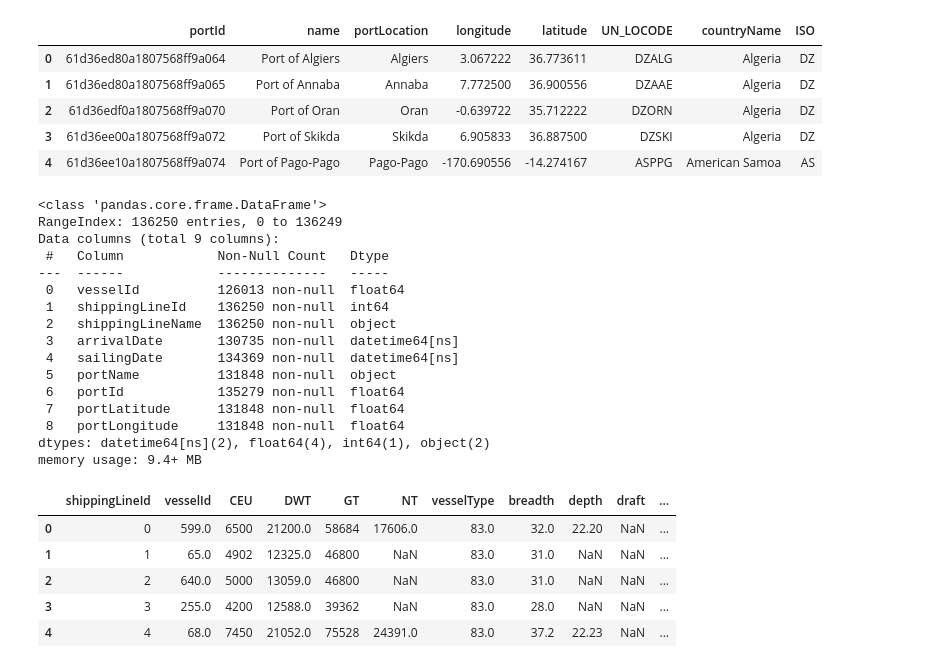
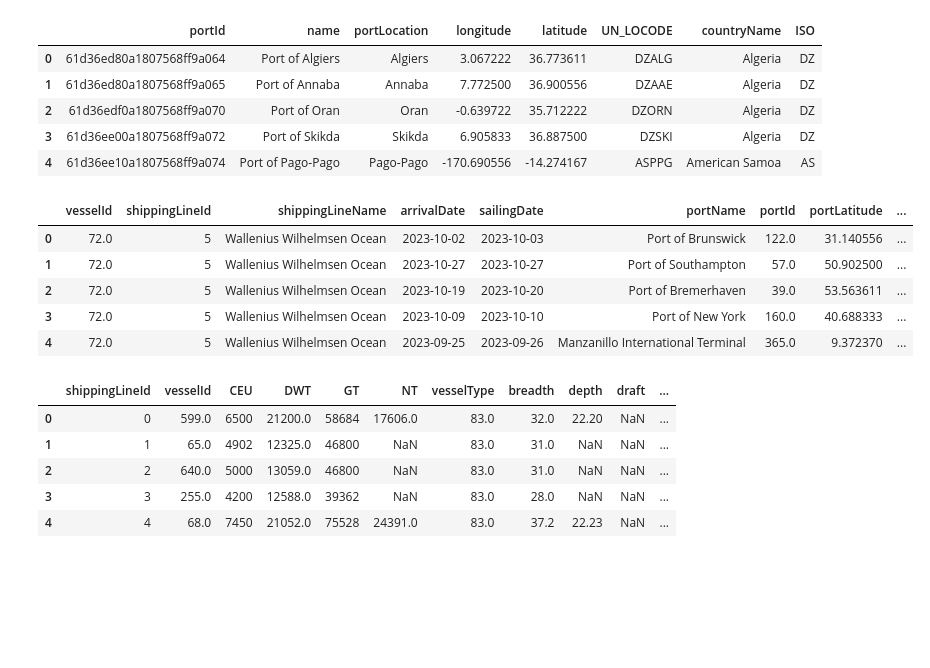
Before and after one commit to alexandersundquist/TDT4173-Modern-Machine-Learning-In-Practice-Project, a Jupyter notebook: test6_5d.ipynb, the cells around one changed output. Cells and saved outputs as stored; diff of their text form; code cells hidden in the pictures; blank space fills up the shorter version.

```diff
--- a/test6_5d.ipynb
+++ b/test6_5d.ipynb
@@ -67,33 +67,24 @@ shipping_line_id_mapping = {shipping_line_id: idx for idx, shipping_line_id in e
 vessels['shippingLineId'] = vessels['shippingLineId'].map(shipping_line_id_mapping)
 schedules['shippingLineId'] = schedules['shippingLineId'].map(shipping_line_id_mapping)
 # %%
-schedules.head()
 import pytz
+schedules['sailingDate'] = pd.to_datetime(schedules['sailingDate'], errors='coerce')
+schedules['arrivalDate'] = pd.to_datetime(schedules['arrivalDate'], errors='coerce')
 
 # Convert sailingDate and arrivalDate to a different timezone, such as CET (Central European Time)
 # Convert datetime columns to timezone-naive format by removing timezone info
 schedules['sailingDate'] = schedules['sailingDate'].dt.tz_convert(None)
 schedules['arrivalDate'] = schedules['arrivalDate'].dt.tz_convert(None)
 
 
-schedules.info()
+schedules.head()
 # %% [output]
-<class 'pandas.core.frame.DataFrame'>
-RangeIndex: 136250 entries, 0 to 136249
-Data columns (total 9 columns):
- #   Column            Non-Null Count   Dtype
----  ------            --------------   -----
- 0   vesselId          126013 non-null  float64
- 1   shippingLineId    136250 non-null  int64
- 2   shippingLineName  136250 non-null  object
- 3   arrivalDate       130735 non-null  datetime64[ns]
- 4   sailingDate       134369 non-null  datetime64[ns]
- 5   portName          131848 non-null  object
- 6   portId            135279 non-null  float64
- 7   portLatitude      131848 non-null  float64
- 8   portLongitude     131848 non-null  float64
-dtypes: datetime64[ns](2), float64(4), int64(1), object(2)
-memory usage: 9.4+ MB
+|  | vesselId | shippingLineId | shippingLineName | arrivalDate | sailingDate | portName | portId | portLatitude | ... |
+| 0 | 72.0 | 5 | Wallenius Wilhelmsen Ocean | 2023-10-02 | 2023-10-03 | Port of Brunswick | 122.0 | 31.140556 | ... |
+| 1 | 72.0 | 5 | Wallenius Wilhelmsen Ocean | 2023-10-27 | 2023-10-27 | Port of Southampton | 57.0 | 50.902500 | ... |
+| 2 | 72.0 | 5 | Wallenius Wilhelmsen Ocean | 2023-10-19 | 2023-10-20 | Port of Bremerhaven | 39.0 | 53.563611 | ... |
+| 3 | 72.0 | 5 | Wallenius Wilhelmsen Ocean | 2023-10-09 | 2023-10-10 | Port of New York | 160.0 | 40.688333 | ... |
+| 4 | 72.0 | 5 | Wallenius Wilhelmsen Ocean | 2023-09-25 | 2023-09-26 | Manzanillo International Terminal | 365.0 | 9.372370 | ... |
 # %%
 vessels.head()
 # %% [output]
```
Also changed, not shown: parts of 16 cells of this notebook.
